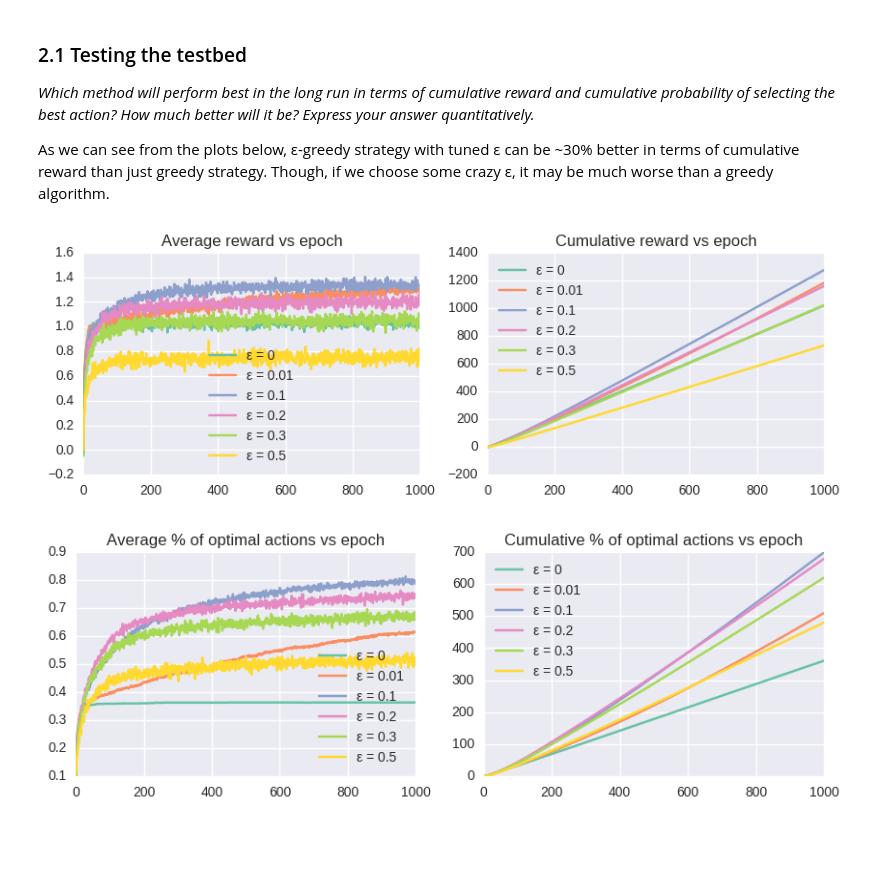
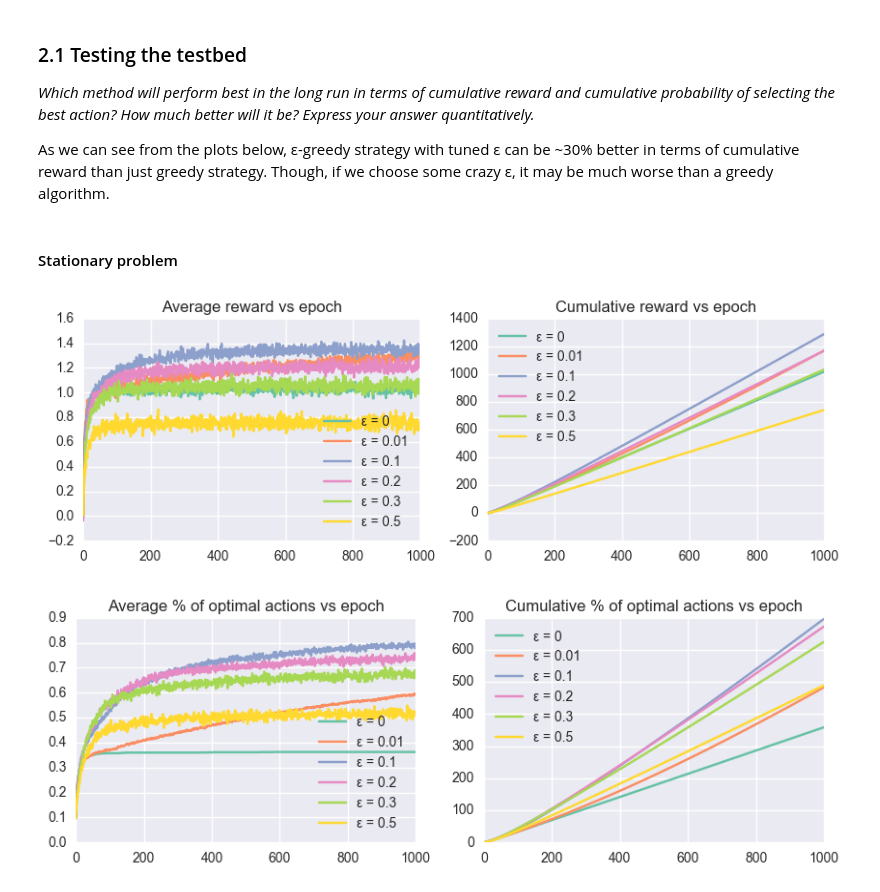
Before and after one commit to yobibyte/suttonbarto, a Jupyter notebook: chapter2.ipynb, the cells around one changed output. Drawn from its saved outputs; the diff is of its cells as text; code cells hidden in the pictures; blank space fills up the shorter version.

```diff
--- a/chapter2.ipynb
+++ b/chapter2.ipynb
@@ -4,6 +4,17 @@ import numpy as np
 import seaborn as sns
 sns.set_style("darkgrid")
 sns.set_palette(sns.color_palette("Set2", 10))
+# %%
+def plot_bandit_results(data, eps, title1, title2):
+    f, (ax0, ax1) = sns.plt.subplots(1,2, figsize=(10,3))
+    ax0.set_title(title1)
+    ax1.set_title(title2)
+    for l, cd in enumerate(data):
+        cm = np.mean(cd, axis=1)
+        ax0.plot(cm, label=u"\u03B5 = {}".format(eps[l]))
+        ax1.plot(np.cumsum(cm), label=u"\u03B5 = {}".format(eps[l]))
+    ax0.legend(loc='best');
+    ax1.legend(loc='best');
 # %% [markdown]
 ### 2.1 Testing the testbed
 
@@ -22,7 +33,7 @@ def run_bandit_experiment(n_bandits=10, n_epochs=1000, n_exp=2000, eps=[0,0.01,0
     best_actions = np.zeros((len(eps), n_epochs, n_exp))
     for exp in range(n_exp):
         #generate a problem
-        q = np.random.normal(size=N_BANDITS)
+        q = np.random.normal(size=n_bandits)
 
         best_bandit = np.argmax(q)
         for e in range(len(eps)):
@@ -30,7 +41,7 @@ def run_bandit_experiment(n_bandits=10, n_epochs=1000, n_exp=2000, eps=[0,0.01,0
             N = np.zeros(n_bandits)
             for i in range(n_epochs):
                 #noisy_reward = np.array([np.random.normal(loc=Q[i]) for i in range(N_BANDITS)])
-                REWS = [np.random.normal(loc=q[i]) for i in range(N_BANDITS)]
+                REWS = [np.random.normal(loc=q[i]) for i in range(n_bandits)]
                 if np.random.random() < eps[e]:
                     cb = np.random.randint(n_bandits)
                 else:
@@ -42,32 +53,16 @@ def run_bandit_experiment(n_bandits=10, n_epochs=1000, n_exp=2000, eps=[0,0.01,0
                 if cb == best_bandit:
                     best_actions[e][i][exp] = 1
     return rewards, best_actions
-
-r, ba = run_bandit_experiment( N_BANDITS, N_EPOCHS, N_EXPERIMENTS, EPS)
-# %%
-f, (ax0, ax1) = sns.plt.subplots(1,2, figsize=(10,3))
-ax0.set_title('Average reward vs epoch')
-ax1.set_title('Cumulative reward vs epoch')
-for l, cr in enumerate(r):
-    cm = np.mean(cr, axis=1)
-    ax0.plot(cm, label=u"\u03B5 = {}".format(EPS[l]))
-    ax1.plot(np.cumsum(cm), label=u"\u03B5 = {}".format(EPS[l]))
-ax0.legend(loc='best');
-ax1.legend(loc='best');
-# %% [output]
-[figure, removed]
-# %%
-f, (ax0, ax1) = sns.plt.subplots(1,2, figsize=(10,3))
-ax0.set_title('Average % of optimal actions vs epoch')
-ax1.set_title('Cumulative % of optimal actions vs epoch')
-for l, cb in enumerate(ba):
-    cm = np.mean(cb, axis=1)
-    ax0.plot(cm, label=u"\u03B5 = {}".format(EPS[l]))
-    ax1.plot(np.cumsum(cm), label=u"\u03B5 = {}".format(EPS[l]))
-ax0.legend(loc='best');
-ax1.legend(loc='best');
-# %% [output]
-[figure, removed]
+# %%
+stat_r, stat_ba = run_bandit_experiment(N_BANDITS, N_EPOCHS, N_EXPERIMENTS, EPS)
+# %% [markdown]
+#### Stationary problem
+# %%
+plot_bandit_results(stat_r, EPS, 'Average reward vs epoch', 'Cumulative reward vs epoch')
+plot_bandit_results(stat_ba, EPS, 'Average % of optimal actions vs epoch', 'Cumulative % of optimal actions vs epoch')
+# %% [output]
+[figure, added]
+[figure, added]
 # %% [markdown]
 ### 2.2 Playing with the step-size in nonstationary problems
 
```
Also changed, not shown: parts of 7 cells of this notebook.
